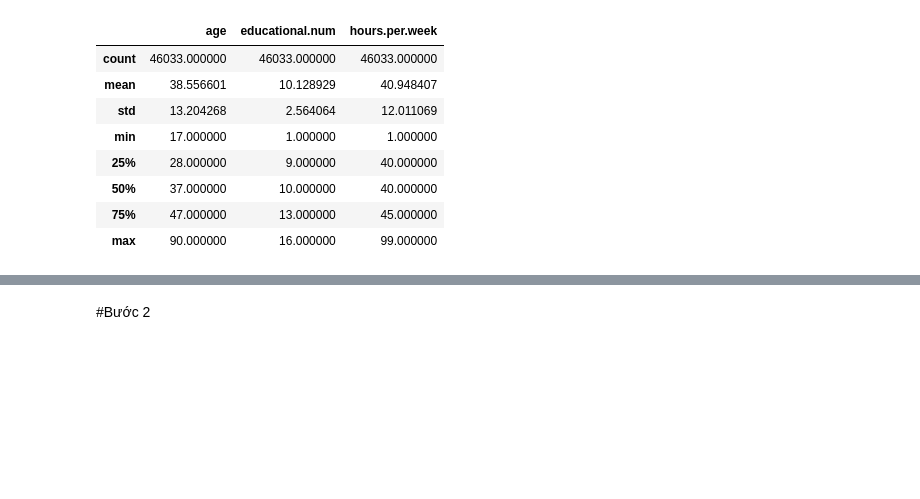
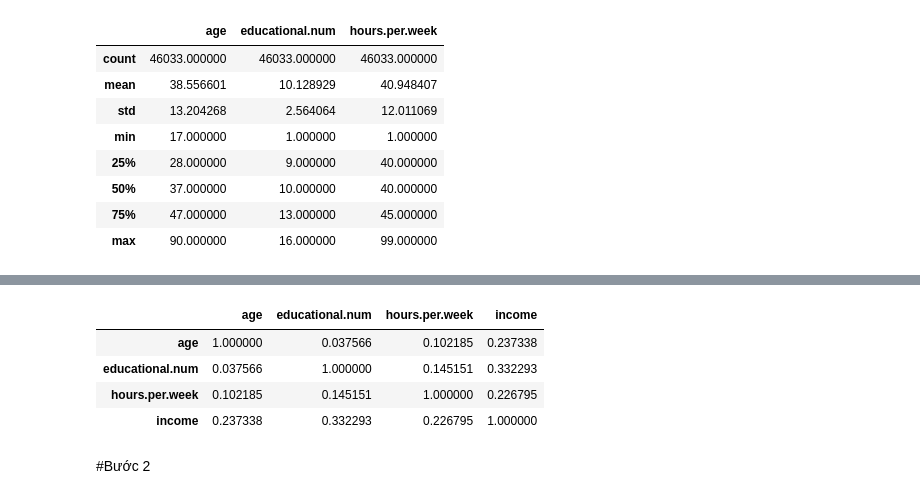
Before and after one commit to huongd17at089/income_prediction, a Jupyter notebook: income_prediction.ipynb, the cells around one changed output, grey strips where cells are left out. Drawn from its saved outputs; the diff is of its cells as text; code cells hidden in the pictures; blank space fills up the shorter version.

```diff
--- a/income_prediction.ipynb
+++ b/income_prediction.ipynb
@@ -79,3 +101,11 @@ df1.describe()
+# %%
+df.corr()
+# %% [output]
+|  | age | educational.num | hours.per.week | income |
+| age | 1.000000 | 0.037566 | 0.102185 | 0.237338 |
+| educational.num | 0.037566 | 1.000000 | 0.145151 | 0.332293 |
+| hours.per.week | 0.102185 | 0.145151 | 1.000000 | 0.226795 |
+| income | 0.237338 | 0.332293 | 0.226795 | 1.000000 |
 # %% [markdown]
 #Bước 2
 # %%
```
Also changed, not shown: parts of 13 cells of this notebook.
